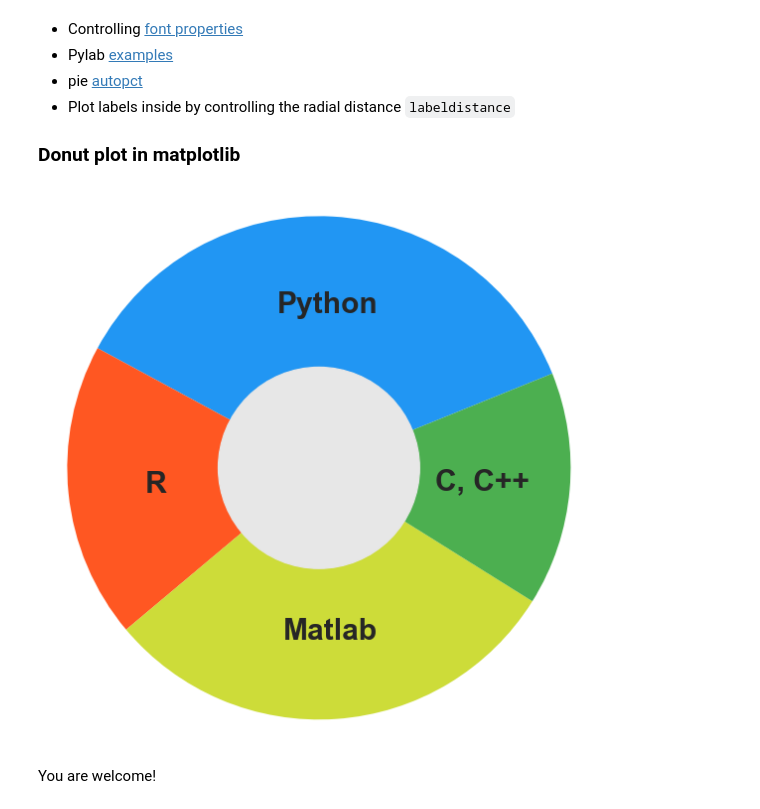
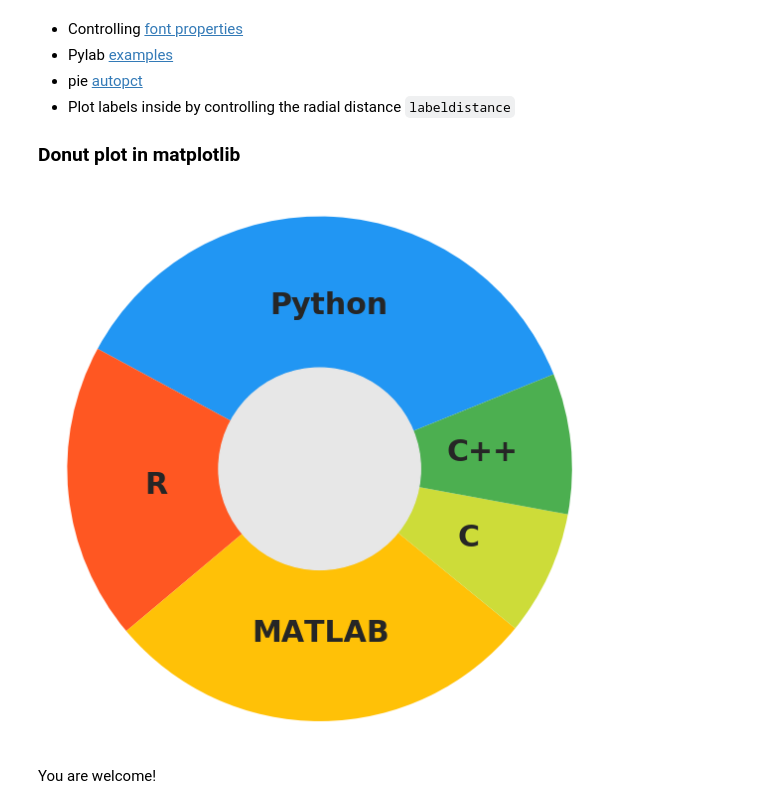
Before and after one commit to jArumugam/python-notes, a Jupyter notebook: utils/U01donut_customFont.ipynb, the cells around one changed output. Drawn from its saved outputs; the diff is of its cells as text; code cells hidden in the pictures.

```diff
--- a/utils/U01donut_customFont.ipynb
+++ b/utils/U01donut_customFont.ipynb
@@ -21,9 +27,9 @@ prop = font_manager.FontProperties(fname=path)
 print prop.get_name()
 print prop.get_family()
 
-# font0 = FontProperties()
-# font1 = font0.copy()
-# font1.set_family(prop.get_name())
+font0 = FontProperties()
+font1 = font0.copy()
+font1.set_family(prop.get_name())
 # %% [output]
 Segoe UI
 [u'sans-serif']
@@ -36,34 +42,34 @@ Segoe UI
 ### Donut plot in matplotlib
 # %%
 # Data to plot
-labels = ['Python', 'R','Matlab', 'C, C++']
-sizes = [36, 19, 30, 15]
-colors = ['#2196F3','#FF5722', '#CDDC39', '#4CAF50']
+labels = ['Python', 'R','MATLAB', 'C', 'C++']
+sizes = [36, 19, 28, 8, 9]
+colors = ['#2196F3','#FF5722', '#FFC107', '#CDDC39', '#4CAF50']
 # explode = (0.1, 0, 0, 0)  # explode 1st slice
-explode = (0, 0, 0, 0)  # explode 1st slice
+explode = (0, 0, 0, 0, 0)  # explode 1st slice
 
 plt.figure(figsize=(8,8))
 patches, texts = plt.pie(sizes, explode=explode, labels=labels, labeldistance=0.65, colors=colors,
         autopct=None, shadow=False, startangle=22)
 
 for item in texts:
-    # item.set_fontproperties(prop)
+    item.set_fontproperties(font1)
     item.set_fontsize(30)
     item.set_horizontalalignment('center')
     item.set_weight('bold')
-    item.set_family(prop.get_family())
+    #item.set_family(prop.get_family())
 
 
 #draw a circle at the center of pie to make it look like a donut
 centre_circle = plt.Circle((0,0),0.4,color='#E7E7E7',linewidth=1.25)
 fig = plt.gcf()
 fig.gca().add_artist(centre_circle)
 
 plt.axis('equal')
 plt.tight_layout()
-# plt.savefig('doughnut2.pdf',transparent=True)
+# plt.savefig('donut.pdf',transparent=True)
 plt.show()
 # %% [output]
-[figure, old version]
+[figure, new version]
 # %% [markdown]
 You are welcome!
```
Also changed, not shown: parts of 2 cells of this notebook.
